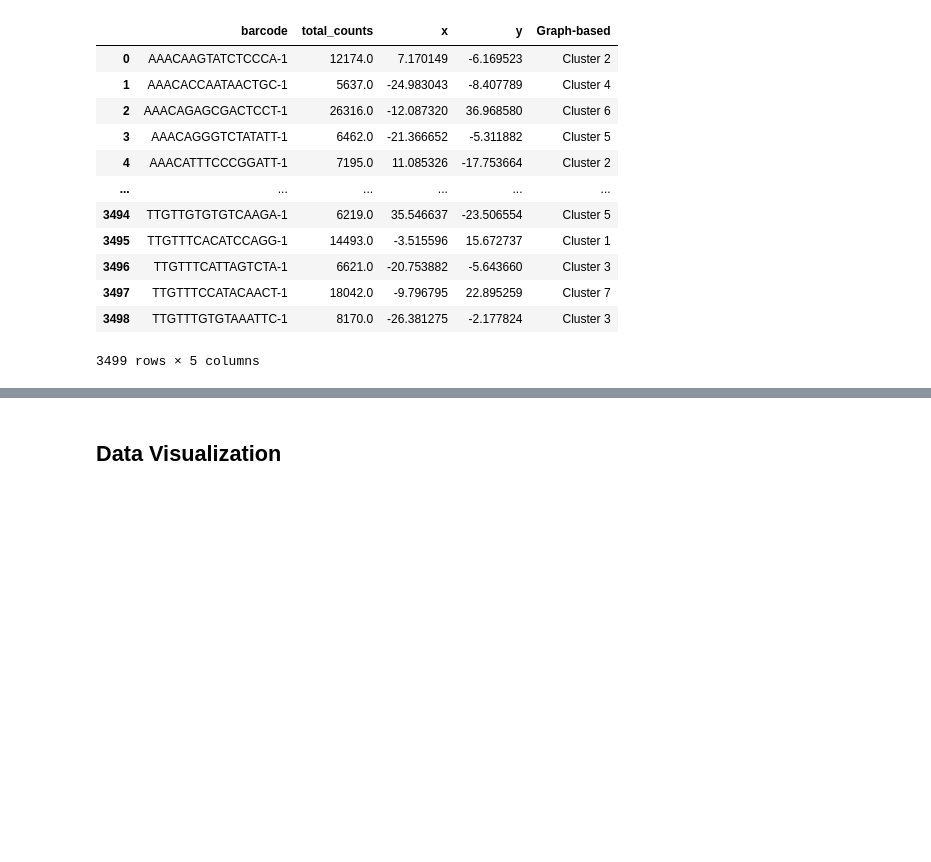
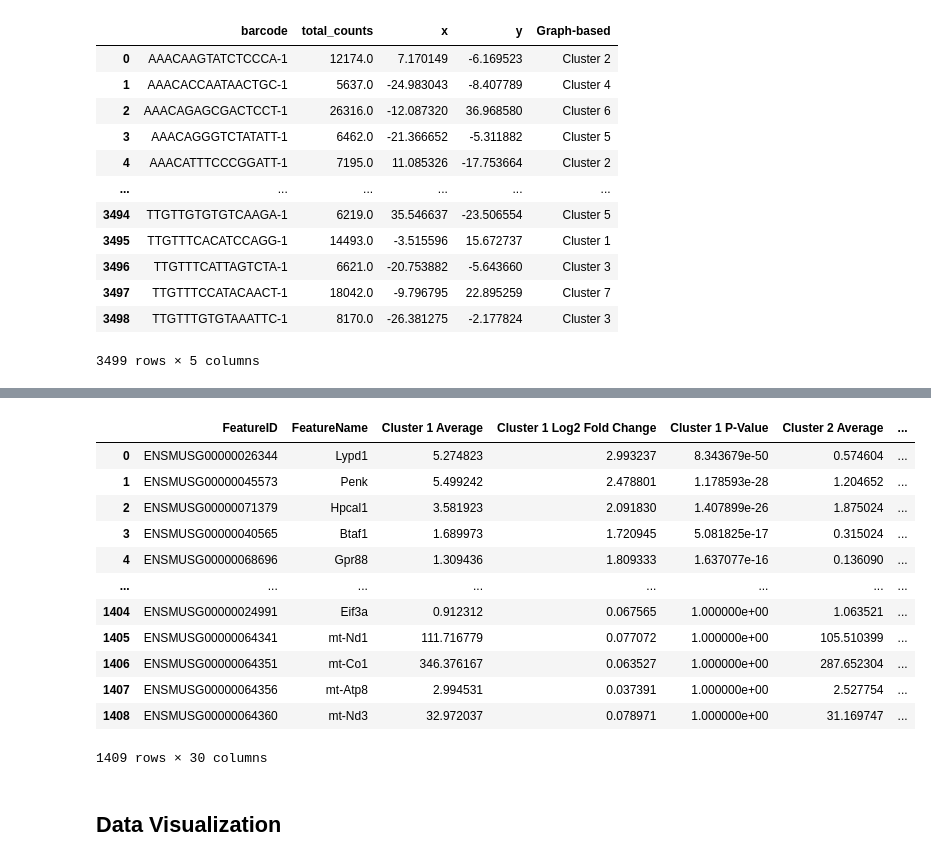
Before and after one commit to ScheWann/A-Part-to-Whole-Circular-Cell-Explorer, a Jupyter notebook: RedesignChallenge/Python/GeneProcess.ipynb, the cells around one changed output, grey strips where cells are left out. Drawn from its saved outputs; the diff is of its cells as text; code cells hidden in the pictures; blank space fills up the shorter version.

```diff
--- a/RedesignChallenge/Python/GeneProcess.ipynb
+++ b/RedesignChallenge/Python/GeneProcess.ipynb
@@ -252,0 +292,24 @@ cell_tsne_cluster_UMI_df
+# %%
+with h5py.File('../Data/Filtered_feature_bc_matrix.h5', 'r') as file:
+    matrix_group = file['matrix']
+
+    # Load barcodes, assuming it is directly extractable and each barcode is unique
+    barcodes = [barcode.decode() for barcode in matrix_group['barcodes'][:]]
+
+    # Access the 'features' subgroup to get gene names and IDs
+    features_group = matrix_group['features']
+    gene_names = [name.decode() for name in features_group['name'][:]]  # Decode bytes to string
+    gene_ids = [gene_id.decode() for gene_id in features_group['id'][:]]  # Assuming 'id' is also stored as bytes
+
+    # Generate DataFrame
+    # Since the number of unique barcodes should match with the total entries in 'features', you need to create a DataFrame
+    # where each barcode is repeated for the number of genes, and gene information is paired accordingly.
+    # This assumes there is a one-to-many relationship between a single barcode and multiple genes.
+
+    # The following code assumes each barcode is associated with all gene entries, which might need adjustment based on your actual data structure.
+    df_data = {'Barcode': barcodes * len(gene_names), 'Gene Name': gene_names * len(barcodes), 'Gene ID': gene_ids * len(barcodes)}
+    df = pd.DataFrame(df_data)
+
+    # df.to_csv('gene_expression_data.csv', index=False)
+
+    print(df.head())
@@ -252,0 +318,13 @@ cell_tsne_cluster_UMI_df
+# %%
+with h5py.File('../Data/Filtered_feature_bc_matrix.h5', 'r') as file:
+    matrix_group = file['matrix']
+
+    # Access the 'features' subgroup to get gene names and IDs
+    features_group = matrix_group['features']
+    gene_names = [name.decode() for name in features_group['name'][:]]
+    gene_ids = [gene_id.decode() for gene_id in features_group['id'][:]]
+
+    # Generate DataFrame
+    gene_featureid_name_df = pd.DataFrame({'FeatureID': gene_ids, 'Gene Name': gene_names})
+
+gene_featureid_name_df
@@ -253,3 +345,20 @@ cell_tsne_cluster_UMI_df
+# %%
+up_regulated_genes_processed_df = pd.merge(up_regulated_L2FC_genes, gene_featureid_name_df, on='FeatureID')
+up_regulated_genes_processed_df
+# %% [output]
+|  | FeatureID | FeatureName | Cluster 1 Average | Cluster 1 Log2 Fold Change | Cluster 1 P-Value | Cluster 2 Average | ... |
+| 0 | ENSMUSG00000026344 | Lypd1 | 5.274823 | 2.993237 | 8.343679e-50 | 0.574604 | ... |
+| 1 | ENSMUSG00000045573 | Penk | 5.499242 | 2.478801 | 1.178593e-28 | 1.204652 | ... |
+| 2 | ENSMUSG00000071379 | Hpcal1 | 3.581923 | 2.091830 | 1.407899e-26 | 1.875024 | ... |
+| 3 | ENSMUSG00000040565 | Btaf1 | 1.689973 | 1.720945 | 5.081825e-17 | 0.315024 | ... |
+| 4 | ENSMUSG00000068696 | Gpr88 | 1.309436 | 1.809333 | 1.637077e-16 | 0.136090 | ... |
+| ... | ... | ... | ... | ... | ... | ... | ... |
+| 1404 | ENSMUSG00000024991 | Eif3a | 0.912312 | 0.067565 | 1.000000e+00 | 1.063521 | ... |
+| 1405 | ENSMUSG00000064341 | mt-Nd1 | 111.716779 | 0.077072 | 1.000000e+00 | 105.510399 | ... |
+| 1406 | ENSMUSG00000064351 | mt-Co1 | 346.376167 | 0.063527 | 1.000000e+00 | 287.652304 | ... |
+| 1407 | ENSMUSG00000064356 | mt-Atp8 | 2.994531 | 0.037391 | 1.000000e+00 | 2.527754 | ... |
+| 1408 | ENSMUSG00000064360 | mt-Nd3 | 32.972037 | 0.078971 | 1.000000e+00 | 31.169747 | ... |
+1409 rows × 30 columns
 # %% [markdown]
 ## Data Visualization
 # %%
```
Also changed, not shown: parts of 7 cells of this notebook, 3 other files.
